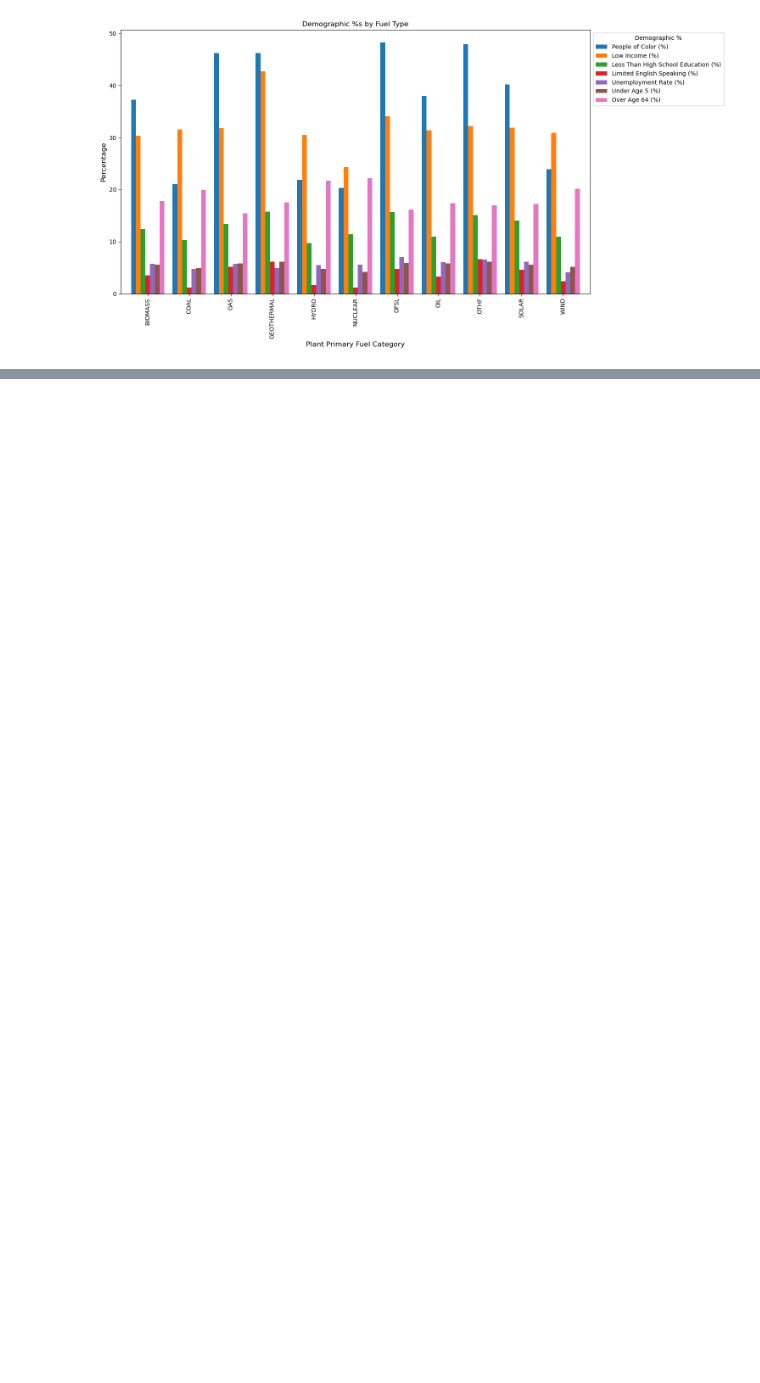
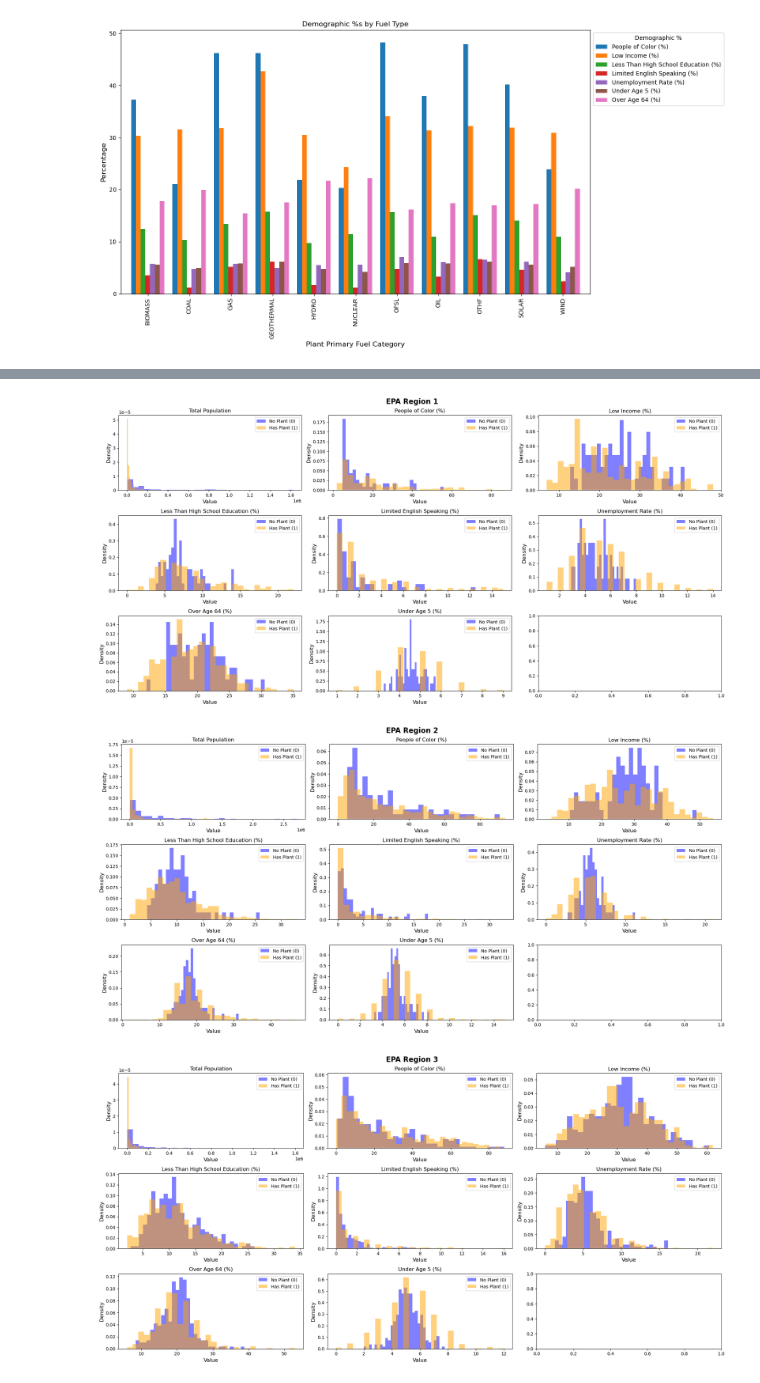
Before and after one commit to reilyfairchild/Data102_Final_Project, a Jupyter notebook: dataset_3_EDA.ipynb, the cells around one changed output, grey strips where cells are left out. Cells and saved outputs as stored; diff of their text form; code cells hidden in the pictures; blank space fills up the shorter version.

```diff
--- a/dataset_3_EDA.ipynb
+++ b/dataset_3_EDA.ipynb
@@ -321,0 +353,56 @@ num_cols = ['Total Population', 'People of Color (%)', 'Low Income (%)', 'Less T
+# %%
+for region in range(1, 10, 1):
+    df = joined[joined['EPA Region'] == region]
+
+    columns_to_plot = [
+        'Total Population',
+        'People of Color (%)',
+        'Low Income (%)',
+        'Less Than High School Education (%)',
+        'Limited English Speaking (%)',
+        'Unemployment Rate (%)',
+        'Over Age 64 (%)',
+        'Under Age 5 (%)'
+    ]
+
+
+
+    # Create a figure with 2 rows and 3 columns
+    fig, axes = plt.subplots(nrows=3, ncols=3, figsize=(20, 10))
+    axes = axes.flatten() # Flattens the 2x3 grid into a list for easy looping
+    fig.suptitle(f'EPA Region {region}', fontsize=16, fontweight='bold')
+    for i, col in enumerate(columns_to_plot):
+        ax = axes[i]
+
+        # Plot histogram for has_plant = 0
+        ax.hist(
+            df[df['has_plant'] == 0][col],
+            bins=30,
+            alpha=0.5,
+            label='No Plant (0)',
+            color='blue',
+            density=True # Normalizes so you can compare shapes despite different sample sizes
+        )
+
+        # Plot histogram for has_plant = 1
+        ax.hist(
+            df[df['has_plant'] == 1][col],
+            bins=30,
+            alpha=0.5,
+            label='Has Plant (1)',
+            color='orange',
+            density=True
+        )
+
+        # Formatting
+        ax.set_title(col)
+        ax.set_xlabel('Value')
+        ax.set_ylabel('Density')
+        ax.legend()
+
+    plt.tight_layout()
+    plt.show()
+# %% [output]
+[figure, added]
+[figure, added]
+[figure, added]
```
Also changed, not shown: parts of 11 cells of this notebook, 2 other files.
